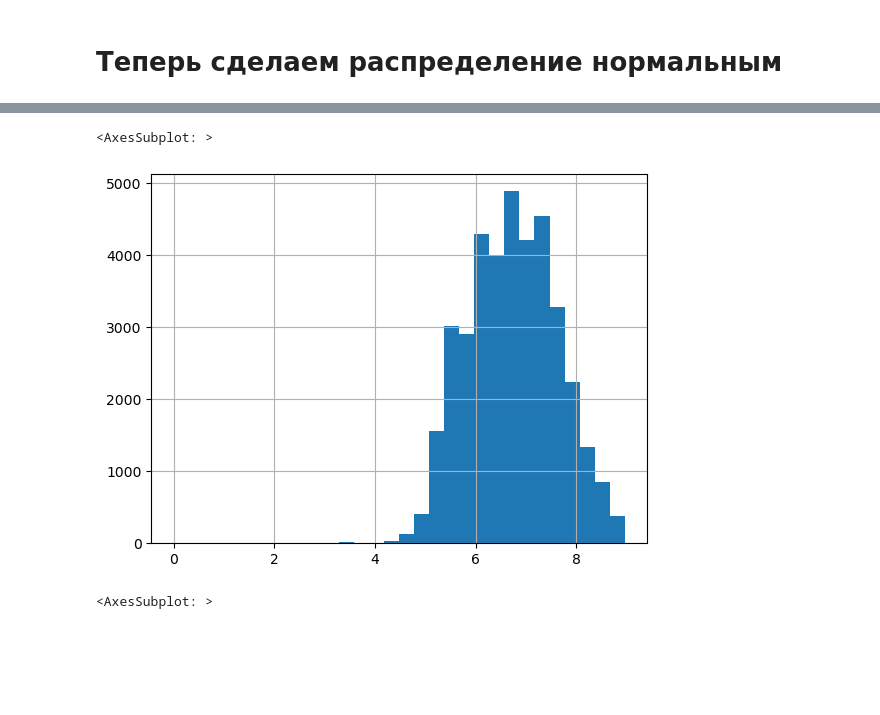
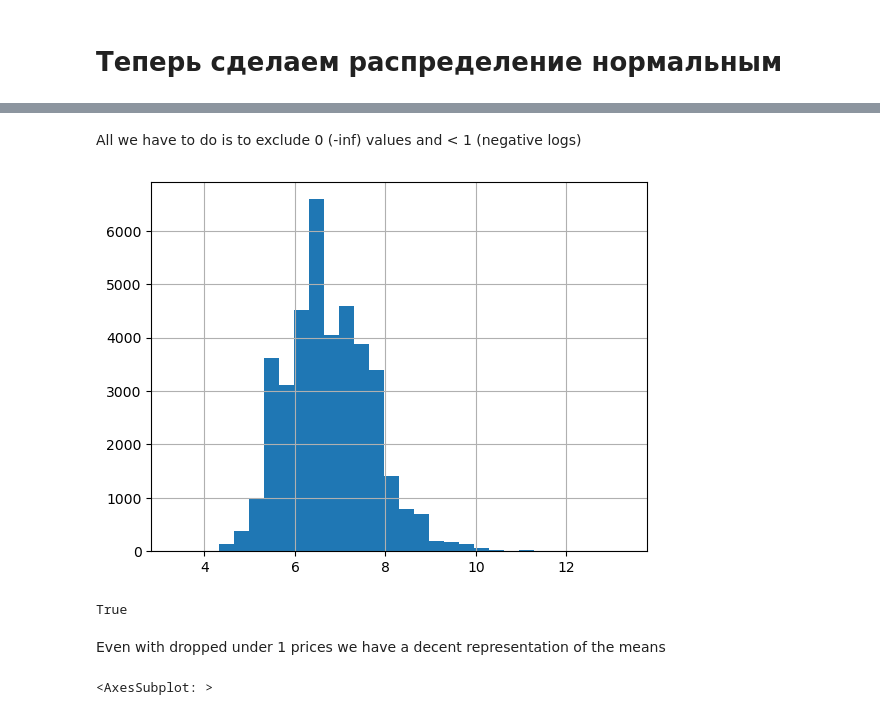
Before and after one commit to IgorBeHolder/Netology, a Jupyter notebook: Netology stats_Confidential_intervals HW.ipynb, the cells around one changed output, grey strips where cells are left out. Drawn from its saved outputs; the diff is of its cells as text; code cells hidden in the pictures; blank space fills up the shorter version.

```diff
--- a/Netology stats_Confidential_intervals HW.ipynb
+++ b/Netology stats_Confidential_intervals HW.ipynb
@@ -588,8 +638,17 @@ print('Можно ли использовать тут наш подход?')
+# %% [markdown]
+All we have to do is to exclude 0 (-inf) values and < 1 (negative logs)
 # %%
-np.log2(abs(df[df.price<500].price)+1).hist(bins=30)
+np.log2( df [  (df['price'] > 1 ) ].price ).hist(bins = 30)
+plt.show()
 # %% [output]
-<AxesSubplot: >
-[figure, old version]
+[figure, new version]
+# %%
+# checking the log2 and natural means with tolerance 0.001
+np.allclose(2**np.log2( df [  (df['price'] > 1 ) ].price .mean()), df.price.mean(), rtol= 1e-3)
+# %% [output]
+True
+# %% [markdown]
+Even with dropped under 1 prices we have a decent representation of the means
 # %%
 df.neighbourhood_group.hist()
 # %% [output]
```
Also changed, not shown: parts of 90 cells of this notebook, 3 other files.
